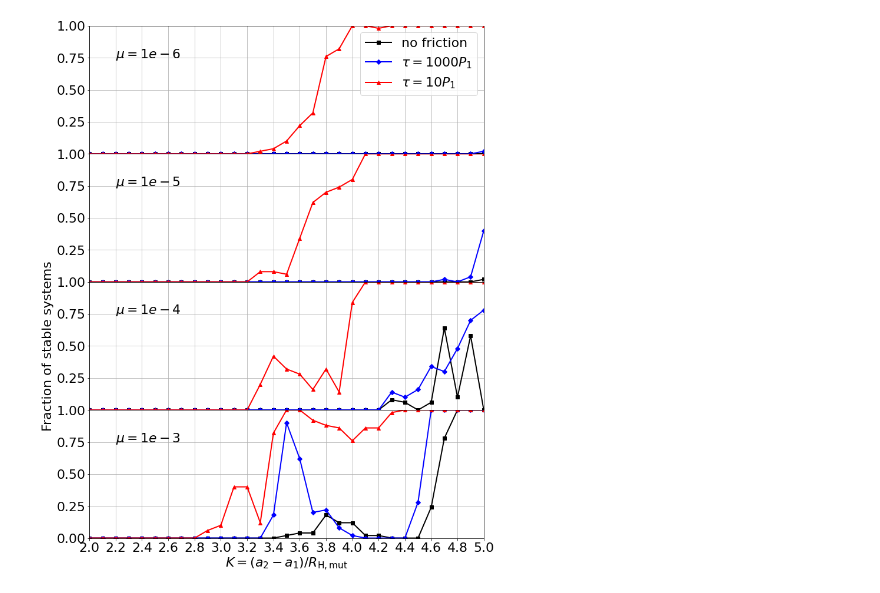
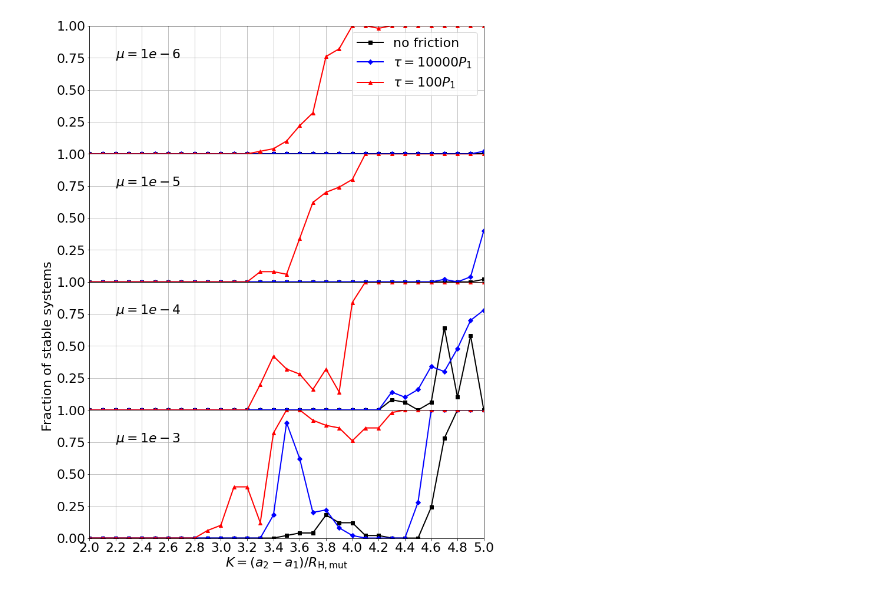
Before and after one commit to lijiaru0305/Hill-friction, a Jupyter notebook: frac_wf_N3_T6.ipynb, the cells around one changed output. Saved outputs shown, nothing was run; the diff lists cells and outputs as text; code cells hidden in the pictures.

Commit message:
fix the tau legend

```diff
--- a/frac_wf_N3_T6.ipynb
+++ b/frac_wf_N3_T6.ipynb
@@ -132,7 +132,7 @@ for iii in range(len(dir_name_list)):
     ex = int(curr_dir)
     muuu = 0.1**ex
 
-    line, = axs[iii].plot(kk_list,res_frac,'D-',color='b',linewidth=2,label=r'$\tau=1000P_1$')
+    line, = axs[iii].plot(kk_list,res_frac,'D-',color='b',linewidth=2,label=r'$\tau=10000P_1$')
 
     #popt, pcov = curve_fit(frac_fit,kk_list,res_frac,p0=np.array([3.4,0.1]))
     #axs[iii].plot(kk_list,frac_fit(kk_list,*popt),'k--',linewidth=2,alpha=0.8)
@@ -174,32 +174,32 @@ for iii in range(len(dir_name_list)):
     ex = int(curr_dir)
     muuu = 0.1**ex
 
-    line, = axs[iii].plot(kk_list,res_frac,'^-',color='r',linewidth=2,label=r'$\tau=10P_1$')
+    line, = axs[iii].plot(kk_list,res_frac,'^-',color='r',linewidth=2,label=r'$\tau=100P_1$')
 
 '''
 kreso = resonance_to_K(14./13.,1e-5)
 axs[2].axvline(x=kreso,lw=2,ls='--',c='r')
 #axs[2].text(kreso,0.75,'14:13  ',ha='right',c='r')
 
 #kreso = resonance_to_K(7./6.,1e-4)
 #axs[3].axvline(x=kreso,lw=2,ls='--',c='r')
 #kreso = resonance_to_K(22./19.,1e-4)
 axs[3].axvline(x=kreso,lw=2,ls='--',c='r')
 #axs[3].text(kreso,0.75,'22:19  ',ha='right',c='r')
 kreso = resonance_to_K(29./25.,1e-4)
 axs[3].axvline(x=kreso,lw=2,ls='--',c='r')
 #axs[3].text(kreso,0.75,' 29:25',ha='left',c='r')
 '''
 axs[iii].set_yticks([0.0,0.25,0.5,0.75,1.0])
 axs[0].legend()
 
 axs[iii].set_xlabel(r'$K= (a_2-a_1)/R_{\rm H,mut}}$')
 axs[2].set_ylabel('Fraction of stable systems')
 
 axs[iii].set_xlim([2.0,5.0])
 axs[3].set_xticks(np.linspace(2.0,5.0,16))
 
 plt.savefig('./pics/pics-fraction-N3-T6.pdf',bbox_inches='tight',transparent=True)
 plt.savefig('./pics/pics-fraction-N3-T6.png',bbox_inches='tight',transparent=True)
 # %% [output]
-[figure, old version]
+[figure, new version]
```
Also changed, not shown: 5 other files.
